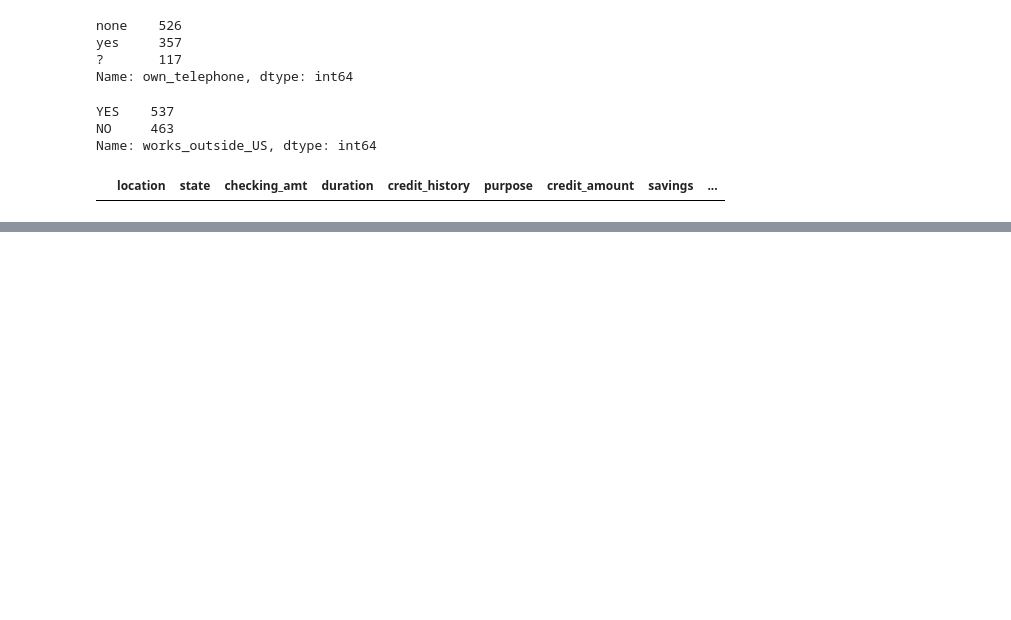
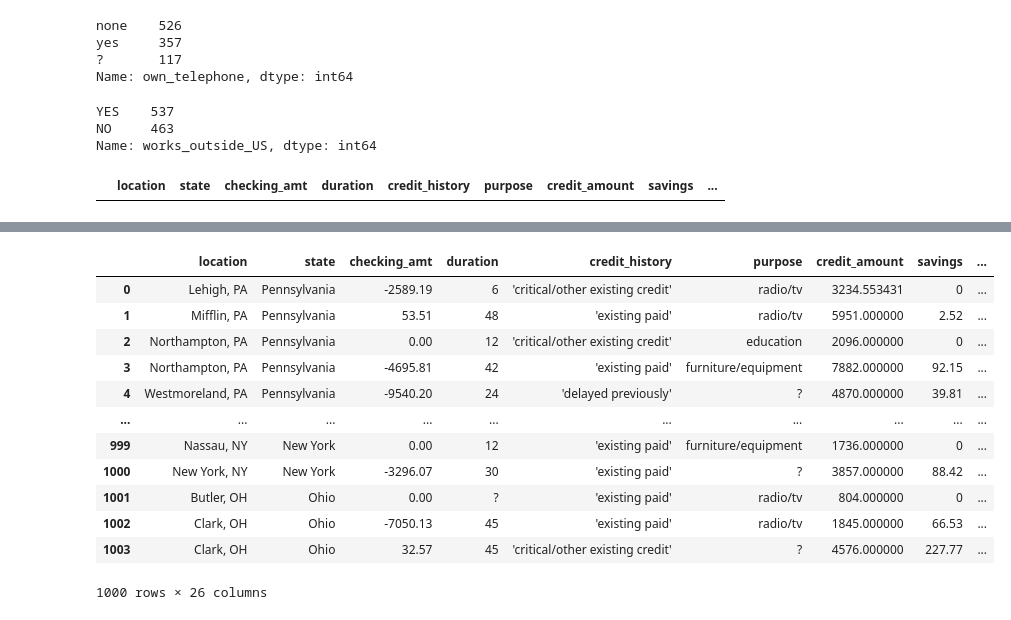
Before and after one commit to EliVerbrugge/CS5402-HW7, a Jupyter notebook: scripts/Preprocessing.ipynb, the cells around one changed output, grey strips where cells are left out. Drawn from its saved outputs; the diff is of its cells as text; code cells hidden in the pictures; blank space fills up the shorter version.

```diff
--- a/scripts/Preprocessing.ipynb
+++ b/scripts/Preprocessing.ipynb
@@ -219,0 +264,16 @@ df.shape
+# %%
+# Replacing missing employment values with unknown
+df['employment'] = df['employment'].mask(df['employment'] == "?", "unknown")
+# %%
+# Replacing missing personal_status values with unknown
+df['personal_status'] = df['personal_status'].mask(df['personal_status'] == "?", "unknown")
+# Remove the single quotes around the data
+df['personal_status'].replace("'(.*?)'", "\\1", inplace=True, regex=True)
+# %%
+# Replacing missing other_parties values with unknown
+df['other_parties'] = df['other_parties'].mask(df['other_parties'] == "?", "unknown")
+# Remove the single quotes around the data
+df['other_parties'].replace("'(.*?)'", "\\1", inplace=True, regex=True)
+# %%
+# Clean up the date to follow standard datetime format
+df['application_date']= pd.to_datetime(df['application_date'])
@@ -219,0 +293,25 @@ df.shape
+# %%
+# Grab the credit_amount column without ?s
+no_miss_credit = df[df['credit_amount'] != "?"]
+# Convert to integer
+no_miss_credit = no_miss_credit.astype({"credit_amount": float})
+# Remove outliers and then calculate the average value
+mean = float(no_miss_credit['credit_amount'].mean())
+
+# Remove all ?s with the calculate average, also remove the outliers again
+df['credit_amount'] = df['credit_amount'].mask(df['credit_amount'] == "?", f"{mean}")
+df = df.astype({"credit_amount": float})
+# %% [output]
+|  | location | state | checking_amt | duration | credit_history | purpose | credit_amount | savings | ... |
+| 0 | Lehigh, PA | Pennsylvania | -2589.19 | 6 | 'critical/other existing credit' | radio/tv | 3234.553431 | 0 | ... |
+| 1 | Mifflin, PA | Pennsylvania | 53.51 | 48 | 'existing paid' | radio/tv | 5951.000000 | 2.52 | ... |
+| 2 | Northampton, PA | Pennsylvania | 0.00 | 12 | 'critical/other existing credit' | education | 2096.000000 | 0 | ... |
+| 3 | Northampton, PA | Pennsylvania | -4695.81 | 42 | 'existing paid' | furniture/equipment | 7882.000000 | 92.15 | ... |
+| 4 | Westmoreland, PA | Pennsylvania | -9540.20 | 24 | 'delayed previously' | ? | 4870.000000 | 39.81 | ... |
+| ... | ... | ... | ... | ... | ... | ... | ... | ... | ... |
+| 999 | Nassau, NY | New York | 0.00 | 12 | 'existing paid' | furniture/equipment | 1736.000000 | 0 | ... |
+| 1000 | New York, NY | New York | -3296.07 | 30 | 'existing paid' | ? | 3857.000000 | 88.42 | ... |
+| 1001 | Butler, OH | Ohio | 0.00 | ? | 'existing paid' | radio/tv | 804.000000 | 0 | ... |
+| 1002 | Clark, OH | Ohio | -7050.13 | 45 | 'existing paid' | radio/tv | 1845.000000 | 66.53 | ... |
+| 1003 | Clark, OH | Ohio | 32.57 | 45 | 'critical/other existing credit' | ? | 4576.000000 | 227.77 | ... |
+1000 rows × 26 columns
```
Also changed, not shown: parts of 6 cells of this notebook.
